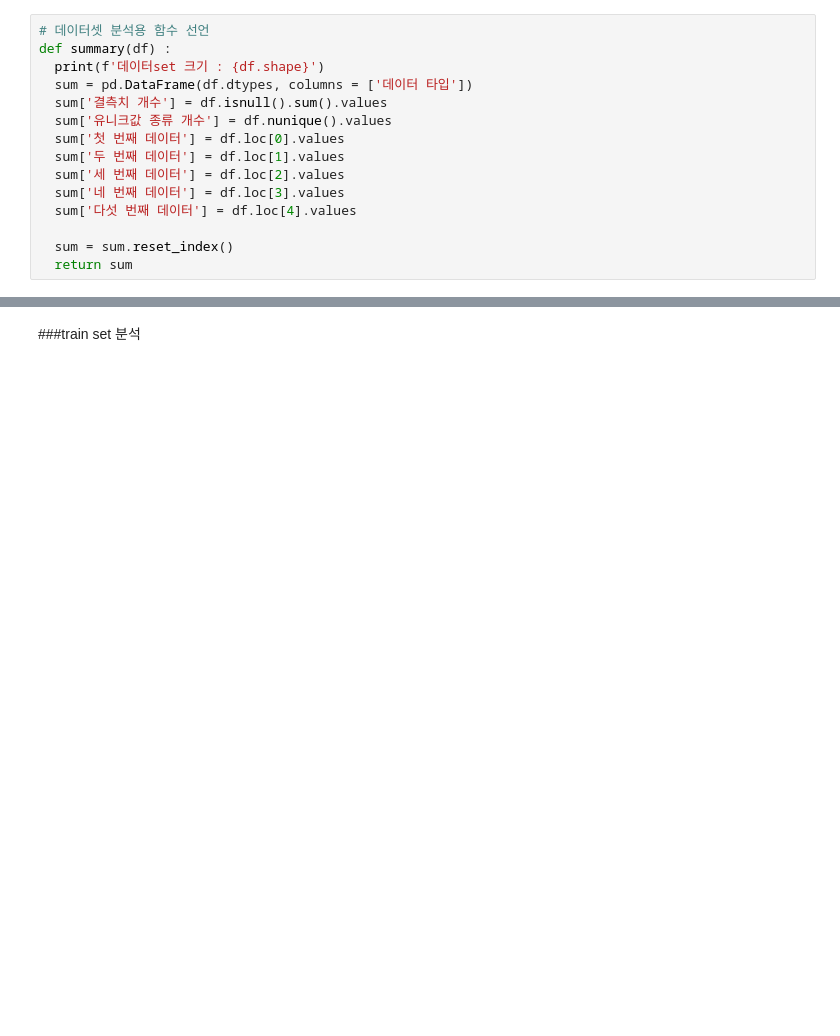
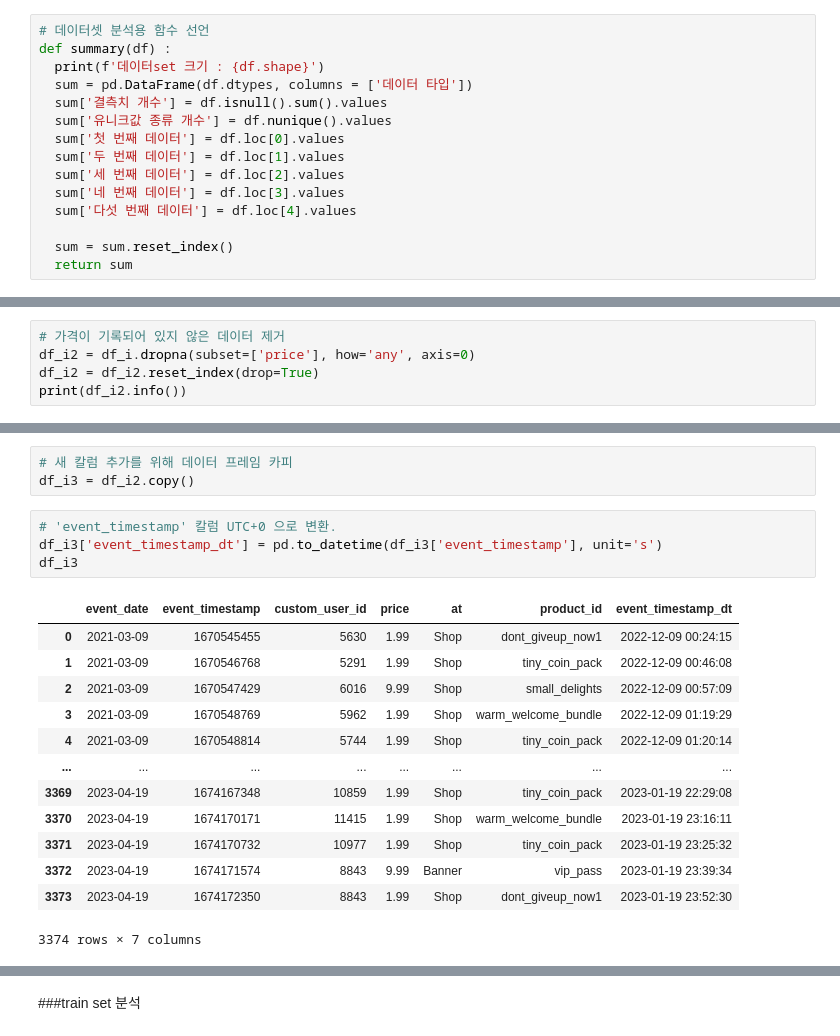
Before and after one commit to mqifjjfwiot/Assignments, a Jupyter notebook: Cookapps/Cookapps.ipynb, the cells around one changed output, grey strips where cells are left out. Drawn from its saved outputs; the diff is of its cells as text; blank space fills up the shorter version.

```diff
--- a/Cookapps/Cookapps.ipynb
+++ b/Cookapps/Cookapps.ipynb
@@ -164,3 +169,8 @@ summary(df_pi)
 | 15 | impression_at | object | 12 | 2 | NaN | NaN | NaN | NaN | NaN |
 | 16 | purchase_condition | object | 0 | 6 | 상시 | 상시 | 상시 | 상시 | 상시 |
 | 17 | purchase_limit | object | 14 | 5 | NaN | NaN | NaN | NaN | NaN |
+# %%
+# 가격이 기록되어 있지 않은 데이터 제거
+df_i2 = df_i.dropna(subset=['price'], how='any', axis=0)
+df_i2 = df_i2.reset_index(drop=True)
+print(df_i2.info())
@@ -166,0 +208,21 @@ summary(df_pi)
+# %%
+# 새 칼럼 추가를 위해 데이터 프레임 카피
+df_i3 = df_i2.copy()
+# %%
+# 'event_timestamp' 칼럼 UTC+0 으로 변환.
+df_i3['event_timestamp_dt'] = pd.to_datetime(df_i3['event_timestamp'], unit='s')
+df_i3
+# %% [output]
+|  | event_date | event_timestamp | custom_user_id | price | at | product_id | event_timestamp_dt |
+| 0 | 2021-03-09 | 1670545455 | 5630 | 1.99 | Shop | dont_giveup_now1 | 2022-12-09 00:24:15 |
+| 1 | 2021-03-09 | 1670546768 | 5291 | 1.99 | Shop | tiny_coin_pack | 2022-12-09 00:46:08 |
+| 2 | 2021-03-09 | 1670547429 | 6016 | 9.99 | Shop | small_delights | 2022-12-09 00:57:09 |
+| 3 | 2021-03-09 | 1670548769 | 5962 | 1.99 | Shop | warm_welcome_bundle | 2022-12-09 01:19:29 |
+| 4 | 2021-03-09 | 1670548814 | 5744 | 1.99 | Shop | tiny_coin_pack | 2022-12-09 01:20:14 |
+| ... | ... | ... | ... | ... | ... | ... | ... |
+| 3369 | 2023-04-19 | 1674167348 | 10859 | 1.99 | Shop | tiny_coin_pack | 2023-01-19 22:29:08 |
+| 3370 | 2023-04-19 | 1674170171 | 11415 | 1.99 | Shop | warm_welcome_bundle | 2023-01-19 23:16:11 |
+| 3371 | 2023-04-19 | 1674170732 | 10977 | 1.99 | Shop | tiny_coin_pack | 2023-01-19 23:25:32 |
+| 3372 | 2023-04-19 | 1674171574 | 8843 | 9.99 | Banner | vip_pass | 2023-01-19 23:39:34 |
+| 3373 | 2023-04-19 | 1674172350 | 8843 | 1.99 | Shop | dont_giveup_now1 | 2023-01-19 23:52:30 |
+3374 rows × 7 columns
```
Also changed, not shown: parts of 13 cells of this notebook.
